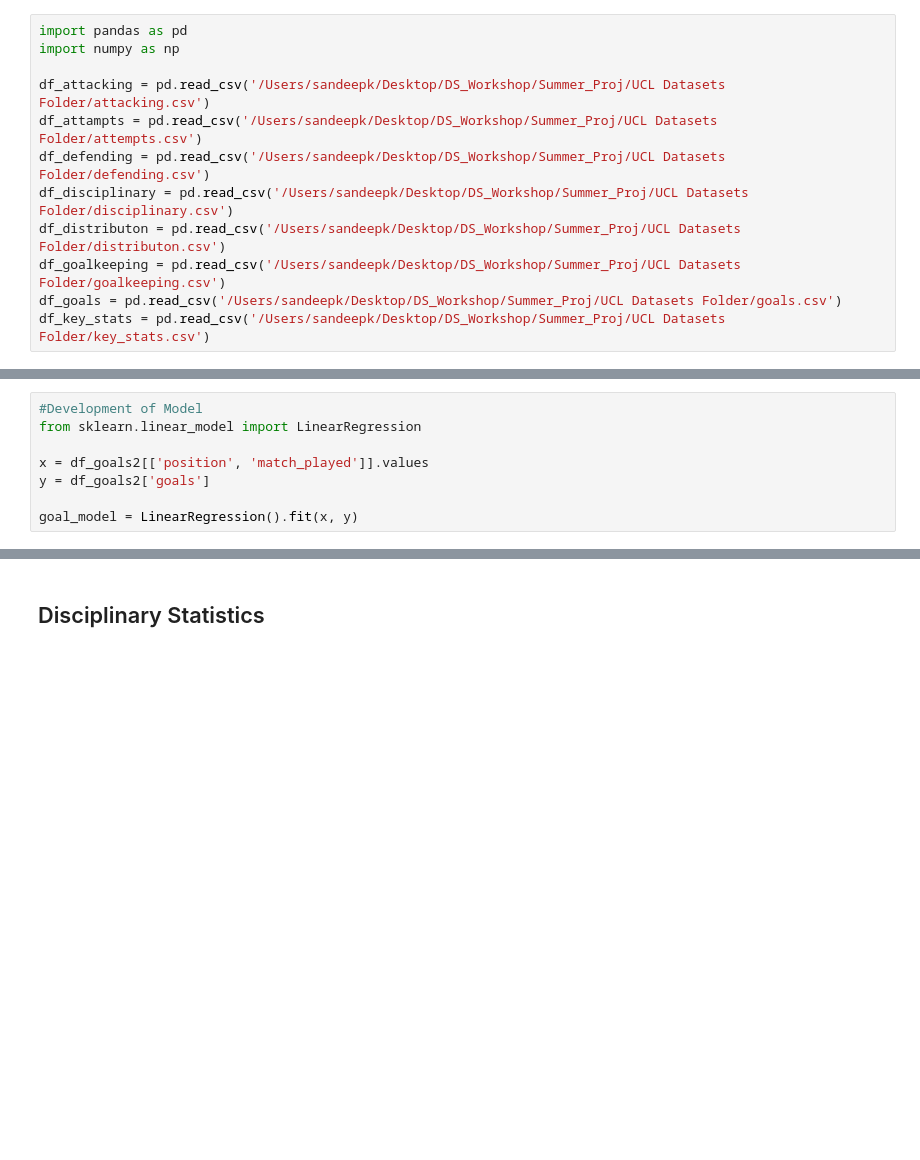
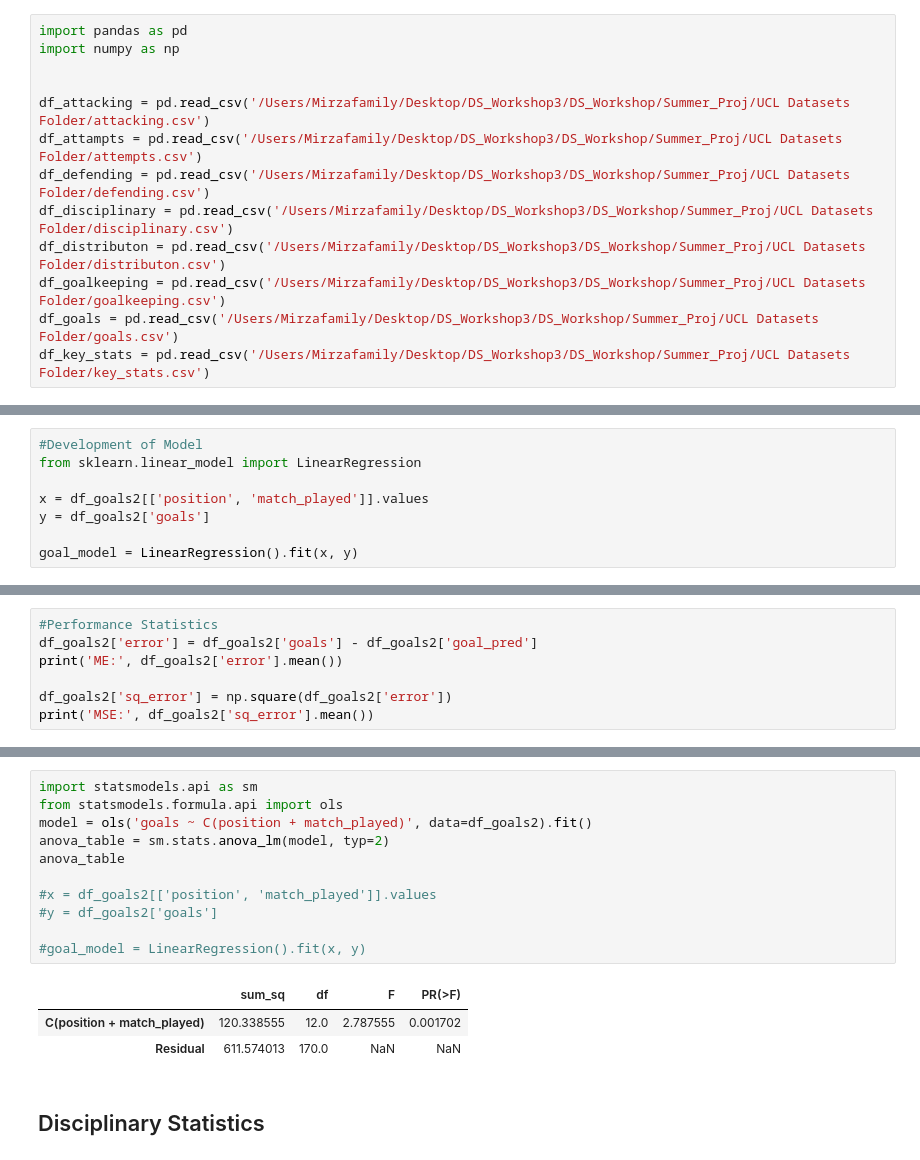
Before and after one commit to Skahlon7/DS_Workshop, a Jupyter notebook: Summer_Proj/CL_Analytics.ipynb, the cells around one changed output, grey strips where cells are left out. Cells and saved outputs as stored; diff of their text form; blank space fills up the shorter version.

```diff
--- a/Summer_Proj/CL_Analytics.ipynb
+++ b/Summer_Proj/CL_Analytics.ipynb
@@ -9,14 +9,15 @@
 import pandas as pd
 import numpy as np
 
-df_attacking = pd.read_csv('/Users/sandeepk/Desktop/DS_Workshop/Summer_Proj/UCL Datasets Folder/attacking.csv')
-df_attampts = pd.read_csv('/Users/sandeepk/Desktop/DS_Workshop/Summer_Proj/UCL Datasets Folder/attempts.csv')
-df_defending = pd.read_csv('/Users/sandeepk/Desktop/DS_Workshop/Summer_Proj/UCL Datasets Folder/defending.csv')
-df_disciplinary = pd.read_csv('/Users/sandeepk/Desktop/DS_Workshop/Summer_Proj/UCL Datasets Folder/disciplinary.csv')
-df_distributon = pd.read_csv('/Users/sandeepk/Desktop/DS_Workshop/Summer_Proj/UCL Datasets Folder/distributon.csv')
-df_goalkeeping = pd.read_csv('/Users/sandeepk/Desktop/DS_Workshop/Summer_Proj/UCL Datasets Folder/goalkeeping.csv')
-df_goals = pd.read_csv('/Users/sandeepk/Desktop/DS_Workshop/Summer_Proj/UCL Datasets Folder/goals.csv')
-df_key_stats = pd.read_csv('/Users/sandeepk/Desktop/DS_Workshop/Summer_Proj/UCL Datasets Folder/key_stats.csv')
+
+df_attacking = pd.read_csv('/Users/Mirzafamily/Desktop/DS_Workshop3/DS_Workshop/Summer_Proj/UCL Datasets Folder/attacking.csv')
+df_attampts = pd.read_csv('/Users/Mirzafamily/Desktop/DS_Workshop3/DS_Workshop/Summer_Proj/UCL Datasets Folder/attempts.csv')
+df_defending = pd.read_csv('/Users/Mirzafamily/Desktop/DS_Workshop3/DS_Workshop/Summer_Proj/UCL Datasets Folder/defending.csv')
+df_disciplinary = pd.read_csv('/Users/Mirzafamily/Desktop/DS_Workshop3/DS_Workshop/Summer_Proj/UCL Datasets Folder/disciplinary.csv')
+df_distributon = pd.read_csv('/Users/Mirzafamily/Desktop/DS_Workshop3/DS_Workshop/Summer_Proj/UCL Datasets Folder/distributon.csv')
+df_goalkeeping = pd.read_csv('/Users/Mirzafamily/Desktop/DS_Workshop3/DS_Workshop/Summer_Proj/UCL Datasets Folder/goalkeeping.csv')
+df_goals = pd.read_csv('/Users/Mirzafamily/Desktop/DS_Workshop3/DS_Workshop/Summer_Proj/UCL Datasets Folder/goals.csv')
+df_key_stats = pd.read_csv('/Users/Mirzafamily/Desktop/DS_Workshop3/DS_Workshop/Summer_Proj/UCL Datasets Folder/key_stats.csv')
 # %%
 #Recieve na reporting
 ls = list(df_attacking.columns)
@@ -376,0 +356,7 @@ df_goals2['error']
+# %%
+#Performance Statistics
+df_goals2['error'] = df_goals2['goals'] - df_goals2['goal_pred']
+print('ME:', df_goals2['error'].mean())
+
+df_goals2['sq_error'] = np.square(df_goals2['error'])
+print('MSE:', df_goals2['sq_error'].mean())
@@ -377,3 +379,18 @@ df_goals2['error']
+# %%
+import statsmodels.api as sm
+from statsmodels.formula.api import ols
+model = ols('goals ~ C(position + match_played)', data=df_goals2).fit()
+anova_table = sm.stats.anova_lm(model, typ=2)
+anova_table
+
+#x = df_goals2[['position', 'match_played']].values
+#y = df_goals2['goals']
+
+#goal_model = LinearRegression().fit(x, y)
+# %% [output]
+|  | sum_sq | df | F | PR(>F) |
+| C(position + match_played) | 120.338555 | 12.0 | 2.787555 | 0.001702 |
+| Residual | 611.574013 | 170.0 | NaN | NaN |
 # %% [markdown]
 ## Disciplinary Statistics
 # %%
```
Also changed, not shown: parts of 15 cells of this notebook, 1 other file.
